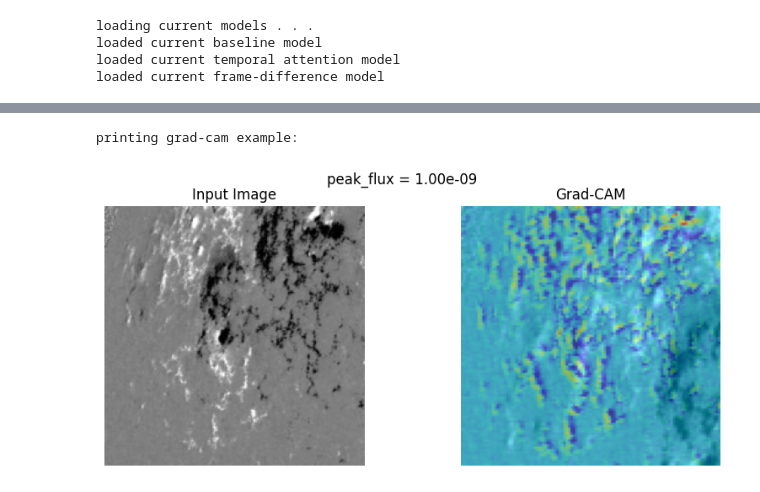
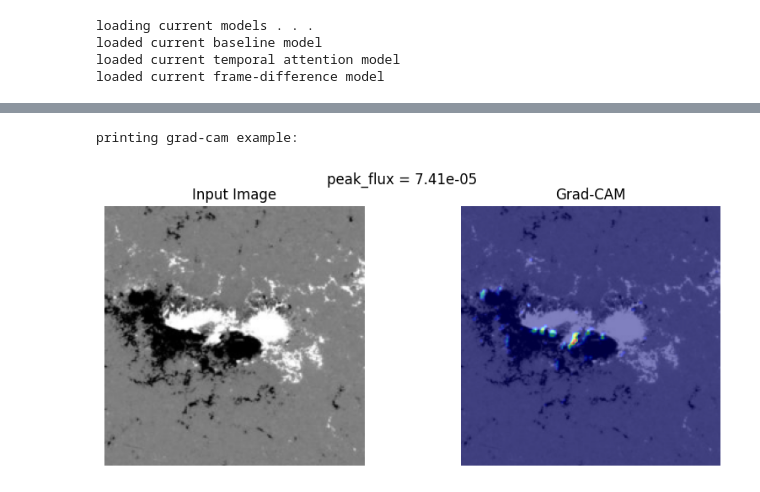
Before and after one commit to Luminous271/Solar-Flare-Prediction, a Jupyter notebook: project.ipynb, the cells around one changed output, grey strips where cells are left out. Drawn from its saved outputs; the diff is of its cells as text; code cells hidden in the pictures.

```diff
--- a/project.ipynb
+++ b/project.ipynb
@@ -120,13 +122,15 @@ transform = transforms.Compose([
 
 print("loading datasets . . .")
 
-train_sequence = SolarDataset(flare_df, train_path, transform, "sequence", max_samples=1000)
+ms = 1000
 
-test_sequence = SolarDataset(flare_df2, test_path, transform, "sequence", max_samples=1000)
+train_sequence = SolarDataset(flare_df, train_path, transform, "sequence", max_samples=ms)
 
-train_single = SolarDataset(flare_df, train_path, transform, "single", max_samples=1000)
+test_sequence = SolarDataset(flare_df2, test_path, transform, "sequence", max_samples=ms)
 
-test_single = SolarDataset(flare_df2, test_path, transform, "single", max_samples=1000)
+train_single = SolarDataset(flare_df, train_path, transform, "single", max_samples=ms)
+
+test_single = SolarDataset(flare_df2, test_path, transform, "single", max_samples=ms)
 # %% [output]
 loading datasets . . .
 # %%
@@ -331,7 +335,7 @@ class FrameDiffModel(nn.Module):
 # %%
 print("loading current models . . .")
 baseline_model = BaselineCNN()
-baseline_model.load_state_dict(torch.load('baseline.pth', weights_only=True))
+baseline_model.load_state_dict(torch.load('baseline_3.pth', weights_only=True))
 print("loaded current baseline model")
 temp_model = AttentionTemporalCNN().to(device)
 temp_model.load_state_dict(torch.load("attention_2.pth", map_location=device))
@@ -522,7 +548,15 @@ def show_gradcam(model, dataset, idx, device):
 
     cam_extractor = GradCAM(model, model.conv2)
 
-    cam = cam_extractor(x)  # [1, H, W]
+    cam = cam_extractor(x)  # [1, H_cam, W_cam]
+
+    # 🔧 FIX: upsample CAM to match input image size
+    cam = F.interpolate(
+        cam.unsqueeze(1),                 # [B, 1, H, W]
+        size=x.shape[-2:],                # match (H, W) of input
+        mode='bilinear',
+        align_corners=False
+    ).squeeze(1)                          # back to [B, H, W]
 
     img = x.squeeze().cpu().detach().numpy()
     heatmap = cam[0].cpu().detach().numpy()
@@ -544,7 +578,8 @@ def show_gradcam(model, dataset, idx, device):
     plt.show()
 # %%
 print("printing grad-cam example: ")
+idx = random.randint(0, len(train_sequence)-1)
 show_gradcam(baseline_model, train_single, idx=idx, device=device)
 # %% [output]
 printing grad-cam example:
-[figure, old version]
+[figure, new version]
```
Also changed, not shown: parts of 9 cells of this notebook, 5 other files.
